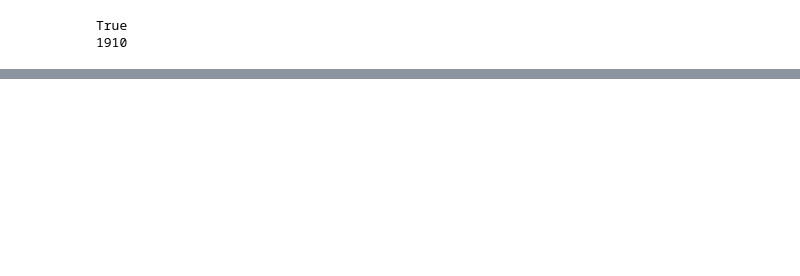
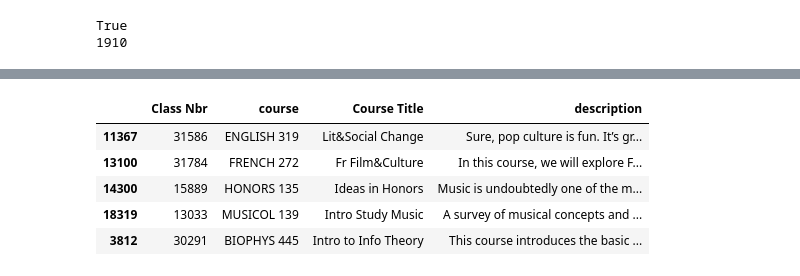
Before and after one commit to yessie-kim/classeek, a Jupyter notebook: free_text.ipynb, the cells around one changed output, grey strips where cells are left out. Drawn from its saved outputs; the diff is of its cells as text; code cells hidden in the pictures; blank space fills up the shorter version.

```diff
--- a/free_text.ipynb
+++ b/free_text.ipynb
@@ -368,0 +398,10 @@ True
+# %%
+#recommandation for "I like pop music"
+df_1.iloc[I[1]]
+# %% [output]
+|  | Class Nbr | course | Course Title | description |
+| 11367 | 31586 | ENGLISH 319 | Lit&Social Change | Sure, pop culture is fun. It’s gr... |
+| 13100 | 31784 | FRENCH 272 | Fr Film&Culture | In this course, we will explore F... |
+| 14300 | 15889 | HONORS 135 | Ideas in Honors | Music is undoubtedly one of the m... |
+| 18319 | 13033 | MUSICOL 139 | Intro Study Music | A survey of musical concepts and ... |
+| 3812 | 30291 | BIOPHYS 445 | Intro to Info Theory | This course introduces the basic ... |
```
Also changed, not shown: parts of 8 cells of this notebook.
